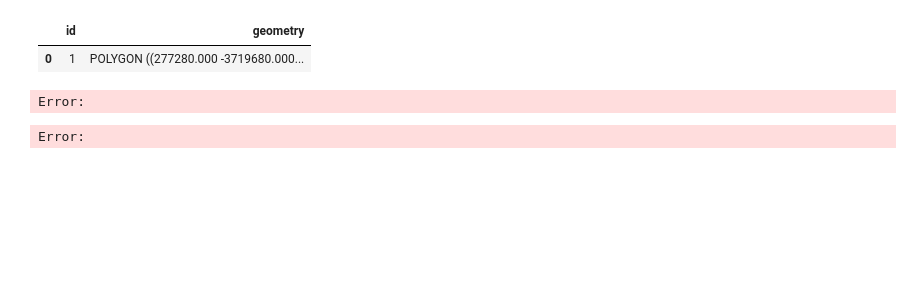
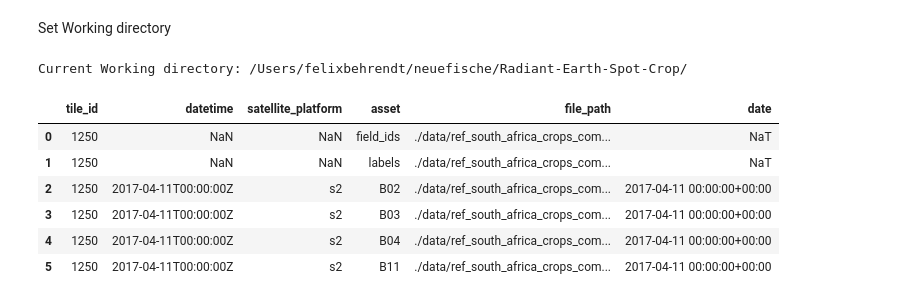
Before and after one commit to Fbehr-data/Radiant-Earth-Spot-Crop, a Jupyter notebook: notebooks/plot_spatial_data.ipynb, the cells around one changed output. Cells and saved outputs as stored; diff of their text form; code cells hidden in the pictures; blank space fills up the shorter version.

Commit message:
changed notebook to plot data

```diff
--- a/notebooks/plot_spatial_data.ipynb
+++ b/notebooks/plot_spatial_data.ipynb
@@ -235,12 +16,60 @@ clip_gdf
-# %%
-clip_gdf.set_crs("EPSG:32634")
-clip_gdf
-# %% [output]
-|  | id | geometry |
-| 0 | 1 | POLYGON ((277280.000 -3719680.000... |
-# %%
-clipped = test.rio.clip(clip_gdf.geometry, clip_gdf.crs)
-clipped.plot()
-# %% [output]
-Error:
-Error:
+# %% [markdown]
+Set Working directory
+# %%
+#path = os.getcwd()
+path = '/Users/felixbehrendt/neuefische/Radiant-Earth-Spot-Crop/'
+# Set Workign directory and print
+os.chdir(path)
+print(f'Current Working directory: {path}')
+# %% [output]
+Current Working directory: /Users/felixbehrendt/neuefische/Radiant-Earth-Spot-Crop/
+# %%
+def find_files(path_meta: str, tile_id: list, asset: list, bands:list, start_date: str, end_date:str) -> pd.DataFrame:
+    """ Returns a subset of the dataset based on the desired conditions
+
+    Args:
+        path_meta (str): path to the metadata of the images
+        tile_id (list):  list of desired Tile_id
+        asset (list): list of desired assets: Currently available
+
+        'documentation', 'field_ids', 'field_info_train', 'labels',
+        'raster_values'
+
+        bands (list): list of desired bands: Currently available
+        'B02', 'B03', 'B04', 'B08', 'B11', 'B12', 'CLM'
+
+        start_date (str): including start date in the format "YYYY-MM-DD"
+        end_date (str): including end date in the format "YYYY-MM-DD"
+
+    Returns:
+        pd.DataFrame: subset of the dataset based on the conditions
+    """
+
+
+    # Load metadata
+    df = pd.read_csv(path_meta)
+
+    # just in case
+    df['date']= pd.to_datetime(df['datetime'])
+
+    df_asset = df[(df.tile_id.isin(tile_id) & df.asset.isin(asset))]
+
+    df_bands = df[(df.tile_id.isin(tile_id)) & (df.asset.isin(bands)) & (df.date >= start_date) & (df.date <= end_date)]
+
+    return pd.concat([df_asset, df_bands], ignore_index=True)
+# %%
+# set path to metadata
+path = '/Users/felixbehrendt/neuefische/Radiant-Earth-Spot-Crop/data/train_data.csv'
+
+# get subset of the data
+# Tiles: 96, 101, 1250; assets = labels, Bands: B02, B03, B04 in April
+df_sub = find_files(path, tile_id=[1250], asset =['labels', 'field_ids'], bands=['B02', 'B03', 'B04', 'B11', 'CLM'], start_date="2017-04-9", end_date="2017-04-12")
+df_sub.head(6)
+# %% [output]
+|  | tile_id | datetime | satellite_platform | asset | file_path | date |
+| 0 | 1250 | NaN | NaN | field_ids | ./data/ref_south_africa_crops_com... | NaT |
+| 1 | 1250 | NaN | NaN | labels | ./data/ref_south_africa_crops_com... | NaT |
+| 2 | 1250 | 2017-04-11T00:00:00Z | s2 | B02 | ./data/ref_south_africa_crops_com... | 2017-04-11 00:00:00+00:00 |
+| 3 | 1250 | 2017-04-11T00:00:00Z | s2 | B03 | ./data/ref_south_africa_crops_com... | 2017-04-11 00:00:00+00:00 |
+| 4 | 1250 | 2017-04-11T00:00:00Z | s2 | B04 | ./data/ref_south_africa_crops_com... | 2017-04-11 00:00:00+00:00 |
+| 5 | 1250 | 2017-04-11T00:00:00Z | s2 | B11 | ./data/ref_south_africa_crops_com... | 2017-04-11 00:00:00+00:00 |
```
Also changed, not shown: parts of 27 cells of this notebook.
